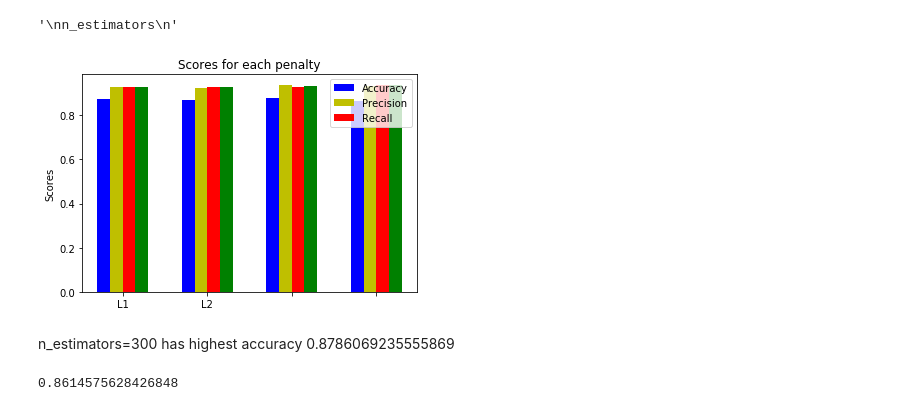
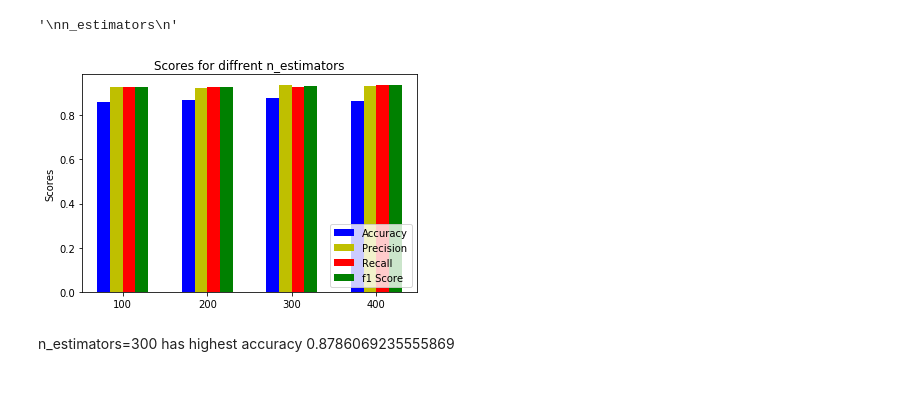
Before and after one commit to ianfawaz/CSCI4502-5502-DataMiningProject, a Jupyter notebook: Random Forest.ipynb, the cells around one changed output. Saved outputs shown, nothing was run; the diff lists cells and outputs as text; code cells hidden in the pictures.

Commit message:
logreg and random forest
corrected graphs in logreg.
Finished Random Forest

```diff
--- a/Random Forest.ipynb
+++ b/Random Forest.ipynb
@@ -79,27 +76,26 @@ f1_400 =f1_score(y_test, y_pred_400)
 # %%
 N = 4
 
 ind = np.arange(N)
 width = 0.15
 fig, ax = plt.subplots()
 
 accu = [scores_100,scores_200,scores_300,scores_400]
 rects1 = ax.bar(ind, accu, width, color='b')
 prec = [p_100,p_200,p_300,p_400]
 rects2 = ax.bar(ind+width, prec, width, color='y')
 rec = [r_100,r_200,r_300,r_400]
 rects3 = ax.bar(ind + 2 * width, rec, width, color='r')
 f1score = [f1_100,f1_200,f1_300,f1_400]
 rects4 = ax.bar(ind+ 3 * width, f1score,  width, color='g')
 
 ax.set_ylabel('Scores')
-ax.set_title('Scores for each penalty')
+ax.set_title('Scores for diffrent n_estimators')
 ax.set_xticks(ind + 1.5*width)
-ax.set_xticklabels(('L1', 'L2'))
-ax.legend((rects1[0], rects2[0], rects3[0]), ('Accuracy', 'Precision', 'Recall'))
-
+ax.set_xticklabels(('100', '200','300','400'))
+ax.legend((rects1[0], rects2[0], rects3[0],rects4[0]), ('Accuracy', 'Precision', 'Recall','f1 Score'),loc=4)
 plt.show()
 # %% [output]
-[figure, old version]
+[figure, new version]
 # %% [markdown]
 n_estimators=300 has highest accuracy 0.8786069235555869
@@ -106,11 +114,8 @@ n_estimators=300 has highest accuracy 0.8786069235555869
 # %%
-rf_100 = RandomForestClassifier(n_estimators=100, max_depth = 100)#, max_depth=2, random_state=0)
-rf_100.fit(X_train, y_train)
-y_pred_100 = rf_100.predict(X_test)
-scores_100 = cross_val_score(rf_100, X_test, y_test, cv=10).mean()
-#r_100 =recall_score(y_test, y_pred_100)
-#p_100 =precision_score(y_test, y_pred_100)
-#f1_100 =f1_score(y_test, y_pred_100)
-print(scores_100)
+rf_log2 = RandomForestClassifier(n_estimators=100, max_features = 'log2')
+rf_log2.fit(X_train, y_train)
+y_pred_log2 = rf_log2.predict(X_test)
+scores_log2 = cross_val_score(rf_log2, X_test, y_test, cv=10).mean()
+r_log2 =recall_score(y_test, y_pred_log2)
+p_log2 =precision_score(y_test, y_pred_log2)
+f1_log2 =f1_score(y_test, y_pred_log2)
-# %% [output]
-0.8614575628426848
```
Also changed, not shown: parts of 14 cells of this notebook.
